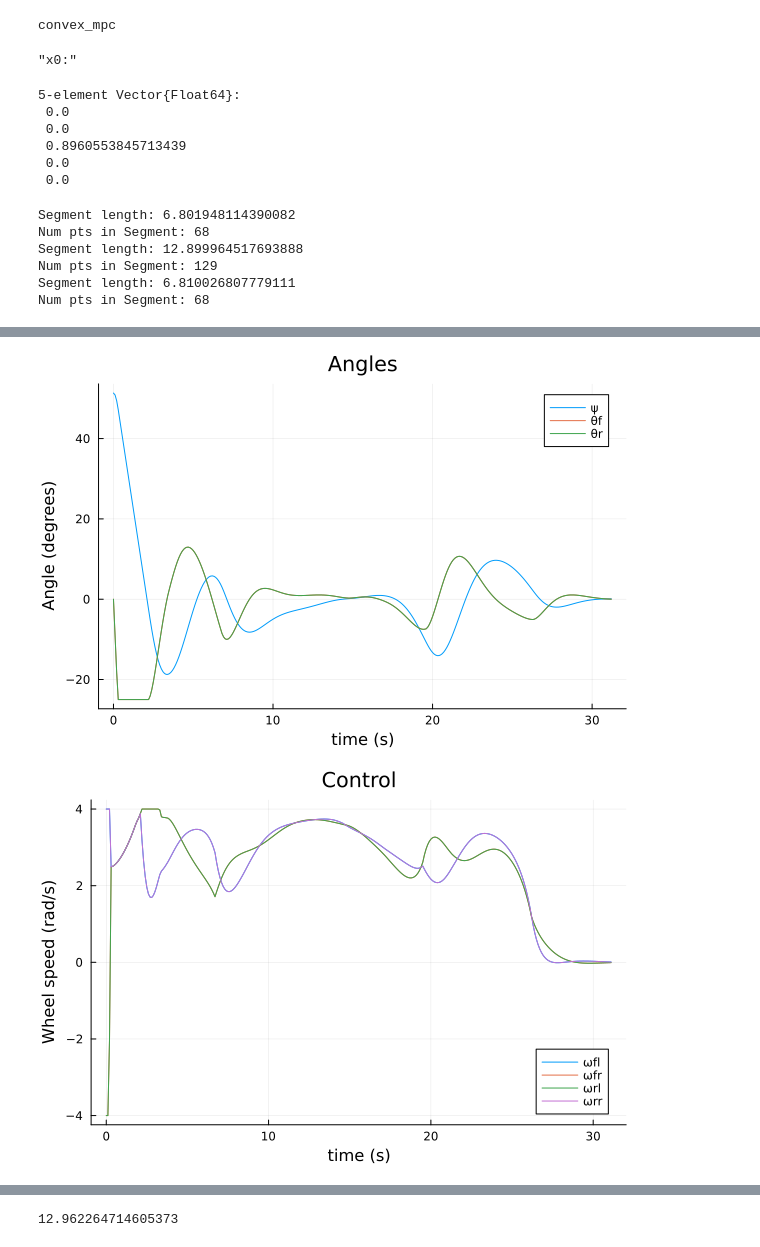
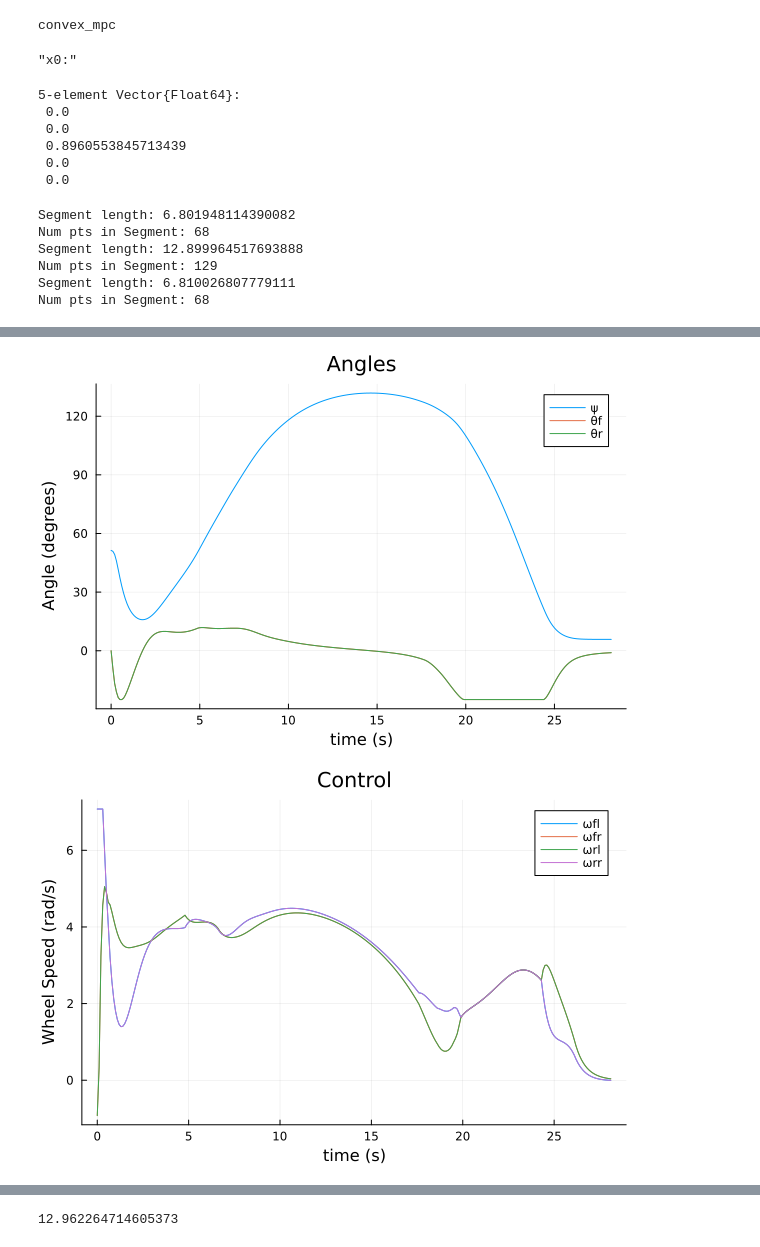
Before and after one commit to eholandcmu/zoe2_optimal_controller, a Jupyter notebook: julia/zoe_trajopt.ipynb, the cells around one changed output, grey strips where cells are left out. Saved outputs shown, nothing was run; the diff lists cells and outputs as text; code cells hidden in the pictures.

Commit message:
fixed a bug in the convex MPC implementation

```diff
--- a/julia/zoe_trajopt.ipynb
+++ b/julia/zoe_trajopt.ipynb
@@ -639,6 +662,7 @@ function convex_mpc(A::Matrix, # discrete dynamics matrix A
                     u_min::Vector, # lower bound on u
                     u_max::Vector, # upper bound on u
                     N_mpc::Int64,  # length of MPC window (horizon)
+                    U_avg::Vector, # average wheel speed at which the linearization occurs
                     )::Vector{Float64} # return the first control command of the solved policy
 
     # get our sizes for state and control
@@ -667,9 +691,11 @@ function convex_mpc(A::Matrix, # discrete dynamics matrix A
     ####
     for k = 1:(N_mpc-1)
         obj += 0.5*cvx.quadform((X[:,k]-X_ref_window[k]), Q) + 0.5*cvx.quadform(U[:,k],R)
+        # obj += 0.5*cvx.quadform((X[:,k]-X_ref_window[k]), Q) + 0.5*cvx.quadform(U[:,k]-U_avg,R)
+        # obj += 0.5*cvx.quadform(X[:,k]+X_ref_window[k], Q) + 0.5*cvx.quadform(U[:,k],R)
     end
 
-    obj += 0.5*cvx.quadform((X[:,N_mpc]-X_ref_window[N_mpc]),Qf)
+    obj += 0.5*cvx.quadform(X[:,N_mpc]-X_ref_window[N_mpc],Qf)
     ####
 
     # create problem with objective
@@ -701,7 +727,8 @@ function convex_mpc(A::Matrix, # discrete dynamics matrix A
     U = U.value
 
     # return first control U
-    return U[:,1]
+    # return U[:,1]
+    return U[:,1] + U_avg
 end
 # %% [output]
 convex_mpc
@@ -720,7 +747,7 @@ nu = length(Uref[1])
 N = length(Xref)
 
 # MPC window size
-N_mpc = 50
+N_mpc = 20
 N_sim = N + N_mpc
 
 
@@ -738,11 +765,14 @@ display("x0:")
 x0 = Xref[1]
 display(x0)
 
-X_ref_pad = [Xref..., [Xref[N] for i in 1:N]...]  #pad out the end of the reference trajectory by the MPC Horizon
-U_ref_pad = [Uref..., [Uref[N-1] for i in 1:N]...]  #pad out the end of the reference trajectory by the MPC Horizon
+X_ref_pad = [Xref..., [Xref[N] for i in 1:N]...]  #pad out the end of the reference trajectory
+U_ref_pad = [Uref..., [Uref[N-1] for i in 1:N]...]  #pad out the end of the reference trajectory
+
+# X_ref_pad = [X_dirc..., [X_dirc[N] for i in 1:N]...]  #pad out the end of the reference trajectory by the MPC Horizon
+# U_ref_pad = [U_dirc..., [U_dirc[N-1] for i in 1:N]...]  #pad out the end of the reference trajectory by the MPC Horizon
 
 # bounds on U
-u_max = 4*ones(nu)
+u_max = 4*ones(nu) #rad /s
 u_min = -u_max
 
 # problem size and reference trajectory
@@ -758,6 +788,9 @@ X_sim = [zeros(nx) for i = 1:N_sim]
 X_sim[1] = x0
 U_sim = [zeros(nu) for i = 1:N_sim-1]
 
+U_avg = fill(input_params.v_b / input_params.r,4)
+# display(U_avg)
+
 # simulate
 @showprogress "simulating" for i = 1:N_sim-1
 
@@ -765,30 +798,35 @@ U_sim = [zeros(nu) for i = 1:N_sim-1]
     # xi_estimate = state_estimate(X_sim[i], xg)
     xi_estimate = X_sim[i] #no noise for now
 
-    # A = FD.jacobian(_x -> rk4(input_params, _x, U_dirc[k], dt),X_dirc[k])
-    # B = FD.jacobian(_u -> rk4(input_params, X_dirc[k], _u, dt),U_dirc[k])
-    A = FD.jacobian(_x -> rk4(input_params, _x, U_ref_pad[i], dt),X_ref_pad[i])
-    B = FD.jacobian(_u -> rk4(input_params, X_ref_pad[i], _u, dt),U_ref_pad[i])
+    # given a window of N_mpc timesteps, get current reference trajectory
+    X_ref_tilde = X_ref_pad[i:i+N_mpc-1]
 
-    # TODO: given a window of N_mpc timesteps, get current reference trajectory
-    # X_ref_tilde = NaN
+    # A = FD.jacobian(_x -> rk4(input_params, _x, U_dirc[i], dt),X_dirc[i])
+    # B = FD.jacobian(_u -> rk4(input_params, X_dirc[i], _u, dt),U_dirc[i])
 
-    ####
-    X_ref_tilde = X_ref_pad[i:i+N_mpc-1]
-    ####
+    # A = FD.jacobian(_x -> rk4(input_params, _x, U_ref_pad[i], dt), X_ref_pad[i])
+    # B = FD.jacobian(_u -> rk4(input_params, X_ref_pad[i], _u, dt), U_ref_pad[i])
+    # if i==1
+    #     A = FD.jacobian(_x -> rk4(input_params, _x, U_avg, dt), X_sim[i])
+    #     B = FD.jacobian(_u -> rk4(input_params, X_sim[i], _u, dt), U_avg)
+    # else
+    #     A = FD.jacobian(_x -> rk4(input_params, _x, U_sim[i-1], dt), X_sim[i])
+    #     B = FD.jacobian(_u -> rk4(input_params, X_sim[i], _u, dt), U_sim[i-1])
+    # end
 
-    # TODO: call convex mpc controller with state estimate
+    A = FD.jacobian(_x -> rk4(input_params, _x, U_avg, dt), X_sim[i])
+    B = FD.jacobian(_u -> rk4(input_params, X_sim[i], _u, dt), U_avg)
 
-    ####
-    u_mpc = convex_mpc(A, B, X_ref_tilde, xi_estimate, u_min, u_max, N_mpc)
-    ####
+    # call convex mpc controller with state estimate
+    u_mpc = convex_mpc(A, B, X_ref_tilde, xi_estimate, u_min, u_max, N_mpc, U_avg)
 
     # commanded control goes into thruster model where it gets modified
     # U_sim[i] = thruster_model(X_sim[i], xg, u_mpc)
     U_sim[i] = u_mpc #no noise for now
 
     # simulate one step
-    X_sim[i+1] = A*X_sim[i] + B*U_sim[i]
+    # X_sim[i+1] = A*X_sim[i] + B*U_sim[i]
+    X_sim[i+1] = rk4(input_params, X_sim[i], U_sim[i], dt)
 end
 
 # -------------plotting/animation---------------------------
@@ -812,6 +850,9 @@ y_mpc_pos = [X_sim[i][2] for i in 1:length(X_sim)]
 
 plot(x_mpc_pos, y_mpc_pos, label="MPC Solution", xlabel = "[m]", ylabel = "[m]",title = "Trajectory"; aspect_ratio=:equal)
 display(plot!(x_ref_pos,y_ref_pos,label="Reference Trajectory"))
+
+
+# display(animate_rendezvous(X_sim, X_ref, dt;show_reference = false))
 # %% [output]
 "x0:"
 5-element Vector{Float64}:
@@ -830,2 +871,2 @@ Num pts in Segment: 68
-[figure, old version]
+[figure, new version]
-[figure, old version]
+[figure, new version]
```
Also changed, not shown: parts of 15 cells of this notebook, 2 other files.
